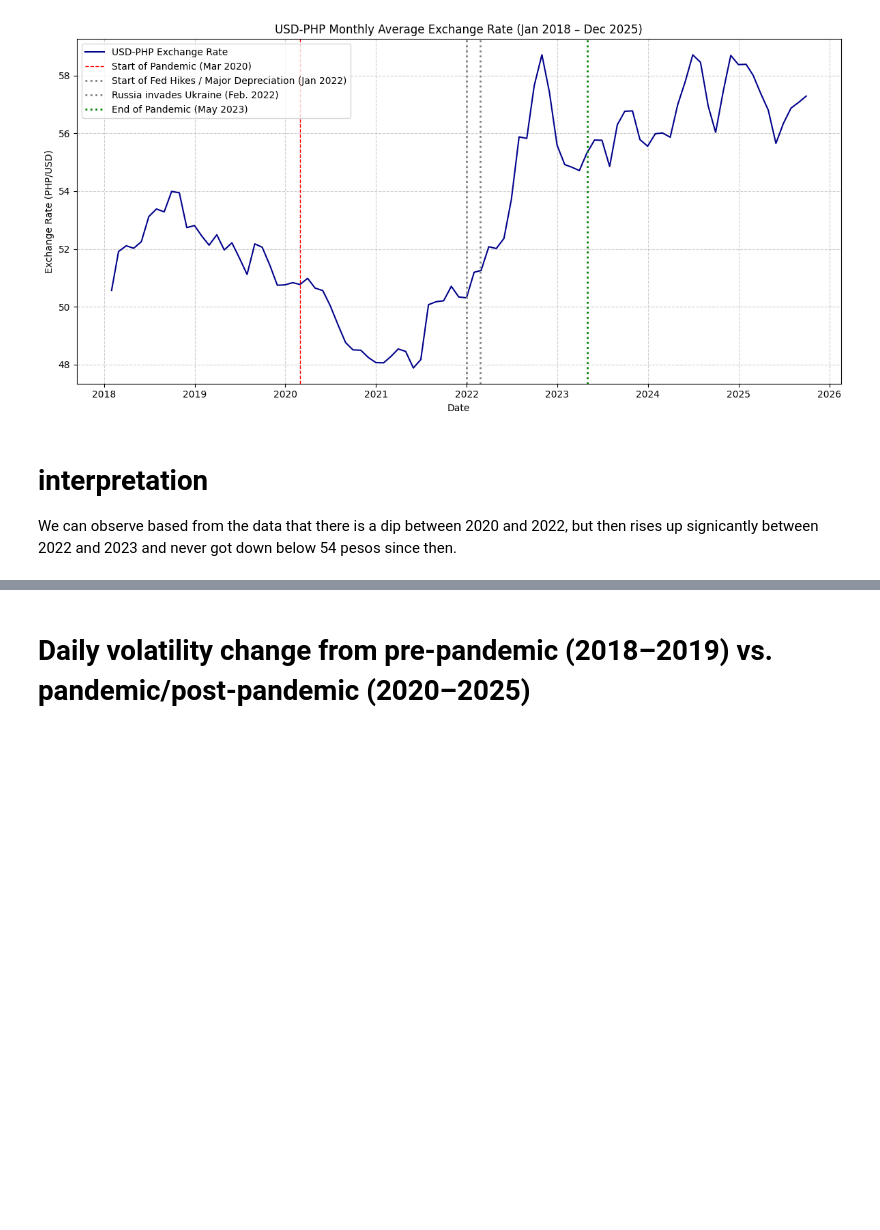
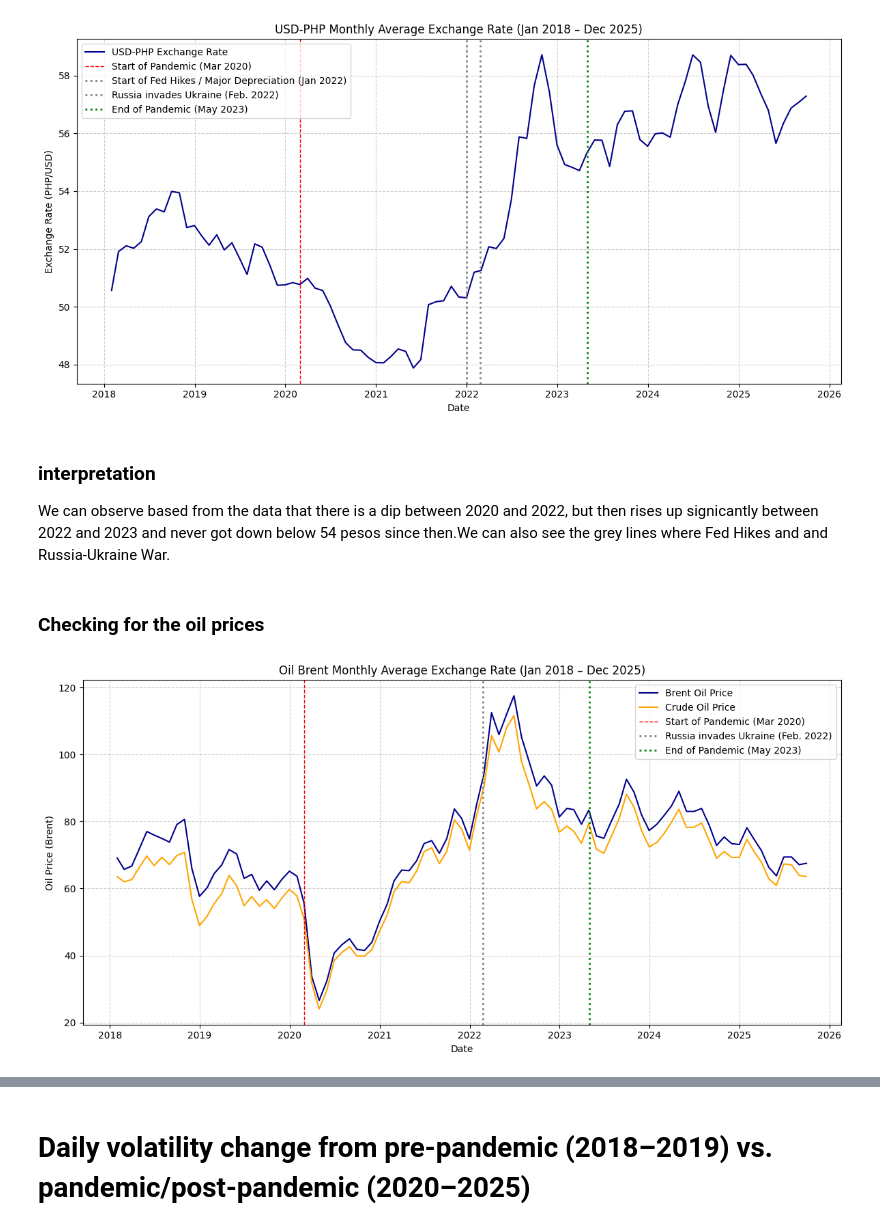
Before and after one commit to kbbn-debugger/Exploratory-Data-Analysis-USD-PHP, a Jupyter notebook: notebooks/EDA Final.ipynb, the cells around one changed output, grey strips where cells are left out. Saved outputs shown, nothing was run; the diff lists cells and outputs as text; code cells hidden in the pictures; blank space fills up the shorter version.

```diff
--- a/notebooks/EDA Final.ipynb
+++ b/notebooks/EDA Final.ipynb
@@ -346,6 +346,28 @@ plt.show()
 # %% [output]
 [figure]
 # %% [markdown]
-# interpretation
+### interpretation
 
-We can observe based from the data that there is a dip between 2020 and 2022, but then rises up signicantly between 2022 and 2023 and never got down below 54 pesos since then.
+We can observe based from the data that there is a dip between 2020 and 2022, but then rises up signicantly between 2022 and 2023 and never got down below 54 pesos since then.We can also see the grey lines where Fed Hikes and and Russia-Ukraine War.
+# %% [markdown]
+### Checking for the oil prices
+# %%
+plt.figure(figsize=(12, 6))
+
+sns.lineplot(x=main_monthly.index, y=main_monthly["Price Brent"], color='darkblue', label='Brent Oil Price')
+sns.lineplot(x=main_monthly.index, y=main_monthly["Price Crude"], color='orange', label='Crude Oil Price')
+
+
+plt.axvline(pd.to_datetime('2020-03-01'), color='red', linestyle='--', linewidth=1, label='Start of Pandemic (Mar 2020)')
+plt.axvline(pd.to_datetime('2022-02-24'), color='grey', linestyle=':', linewidth=2, label='Russia invades Ukraine (Feb. 2022)')
+plt.axvline(pd.to_datetime('2023-05-01'), color='green', linestyle=':', linewidth=2, label='End of Pandemic (May 2023)')
+
+plt.title('Oil Brent Monthly Average Exchange Rate (Jan 2018 – Dec 2025)')
+plt.xlabel('Date')
+plt.ylabel('Oil Price (Brent)')
+plt.grid(True, linestyle='--', alpha=0.6)
+plt.legend()
+plt.tight_layout()
+plt.show()
+# %% [output]
+[figure, added]
```
Also changed, not shown: parts of 20 cells of this notebook.
